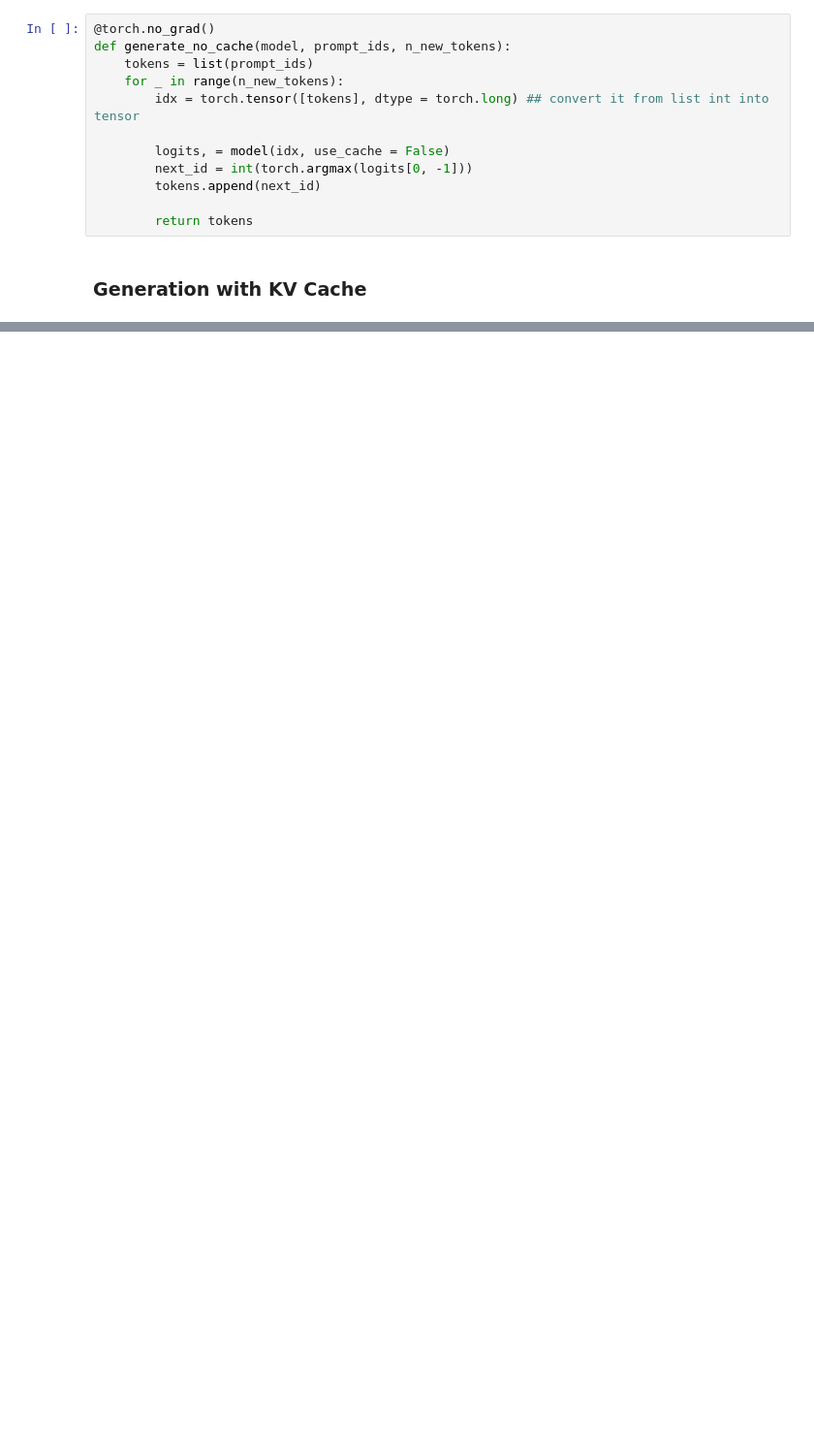
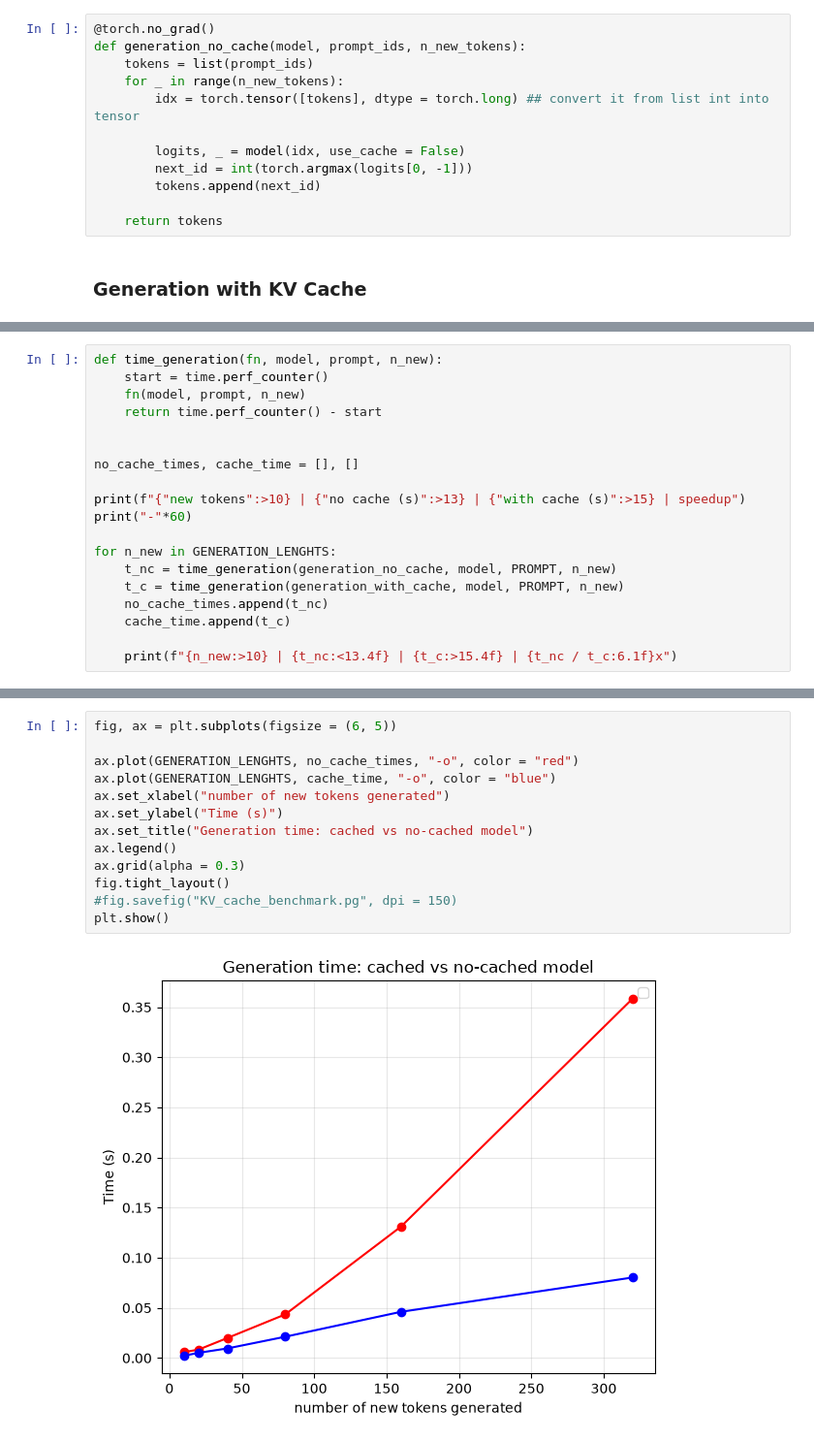
Before and after one commit to lyhengchhen/research_dojo, a Jupyter notebook: optimization/lab/kv_cache.ipynb, the cells around one changed output, grey strips where cells are left out. Shown at 97% size. Saved outputs shown, nothing was run; the diff lists cells and outputs as text; blank space fills up the shorter version.

Commit message:
add comparision + visual graph

```diff
--- a/optimization/lab/kv_cache.ipynb
+++ b/optimization/lab/kv_cache.ipynb
@@ -128,16 +128,16 @@ TinyGPT: 161,424 parameters
 ### Generation with no Cache
 # %%
 @torch.no_grad()
-def generate_no_cache(model, prompt_ids, n_new_tokens):
+def generation_no_cache(model, prompt_ids, n_new_tokens):
     tokens = list(prompt_ids)
     for _ in range(n_new_tokens):
         idx = torch.tensor([tokens], dtype = torch.long) ## convert it from list int into tensor
 
-        logits, = model(idx, use_cache = False)
+        logits, _ = model(idx, use_cache = False)
         next_id = int(torch.argmax(logits[0, -1]))
         tokens.append(next_id)
 
-        return tokens
+    return tokens
 # %% [markdown]
 ### Generation with KV Cache
 # %%
@@ -160,0 +178,19 @@ def generation_with_cache(model, prompt_ids, n_new_tokens):
+# %%
+def time_generation(fn, model, prompt, n_new):
+    start = time.perf_counter()
+    fn(model, prompt, n_new)
+    return time.perf_counter() - start
+
+
+no_cache_times, cache_time = [], []
+
+print(f"{"new tokens":>10} | {"no cache (s)":>13} | {"with cache (s)":>15} | speedup")
+print("-"*60)
+
+for n_new in GENERATION_LENGHTS:
+    t_nc = time_generation(generation_no_cache, model, PROMPT, n_new)
+    t_c = time_generation(generation_with_cache, model, PROMPT, n_new)
+    no_cache_times.append(t_nc)
+    cache_time.append(t_c)
+
+    print(f"{n_new:>10} | {t_nc:<13.4f} | {t_c:>15.4f} | {t_nc / t_c:6.1f}x")
@@ -160,0 +206,15 @@ def generation_with_cache(model, prompt_ids, n_new_tokens):
+# %%
+fig, ax = plt.subplots(figsize = (6, 5))
+
+ax.plot(GENERATION_LENGHTS, no_cache_times, "-o", color = "red")
+ax.plot(GENERATION_LENGHTS, cache_time, "-o", color = "blue")
+ax.set_xlabel("number of new tokens generated")
+ax.set_ylabel("Time (s)")
+ax.set_title("Generation time: cached vs no-cached model")
+ax.legend()
+ax.grid(alpha = 0.3)
+fig.tight_layout()
+#fig.savefig("KV_cache_benchmark.pg", dpi = 150)
+plt.show()
+# %% [output]
+[figure, added]
```
Also changed, not shown: parts of 4 cells of this notebook.
